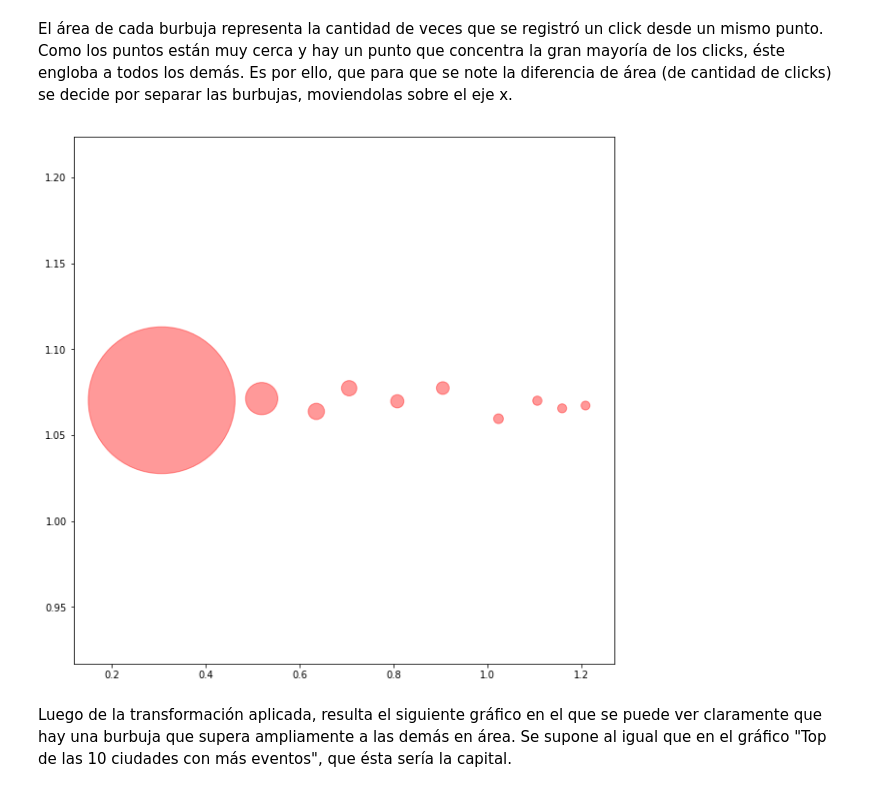
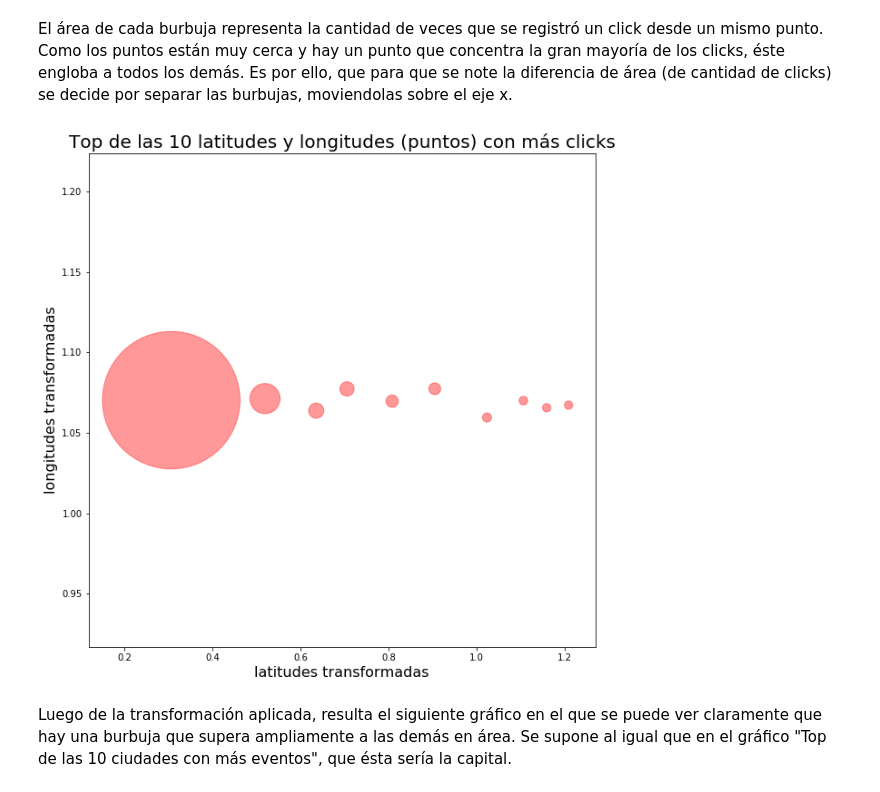
Before and after one commit to cruzpa95/Datos2019, a Jupyter notebook: Análisis de latitud y longitud dataset clicks.ipynb, the cells around one changed output. Saved outputs shown, nothing was run; the diff lists cells and outputs as text; code cells hidden in the pictures.

```diff
--- a/Análisis de latitud y longitud dataset clicks.ipynb
+++ b/Análisis de latitud y longitud dataset clicks.ipynb
@@ -102,10 +102,13 @@ top10.loc[8, 'latitude'] = top10.loc[8, 'latitude'] - 0.05
 # %%
 import matplotlib.pyplot as plt
 import numpy as np
 plt.figure(figsize=(10,10))
 plt.scatter(top10.latitude, top10.longitude, s=top10.cantidad, c="red", alpha=0.4)
+plt.xlabel('latitudes transformadas',fontsize=16)
+plt.ylabel('longitudes transformadas',fontsize=16)
+plt.title('Top de las 10 latitudes y longitudes (puntos) con más clicks', fontsize=20)
 plt.show()
 # %% [output]
-[figure, old version]
+[figure, new version]
 # %% [markdown]
 Luego de la transformación aplicada, resulta el siguiente gráfico en el que se puede ver claramente que hay una burbuja que supera ampliamente a las demás en área. Se supone al igual que en el gráfico "Top de las 10 ciudades con más eventos", que ésta sería la capital.
```
Also changed, not shown: parts of 1 cell of this notebook.
